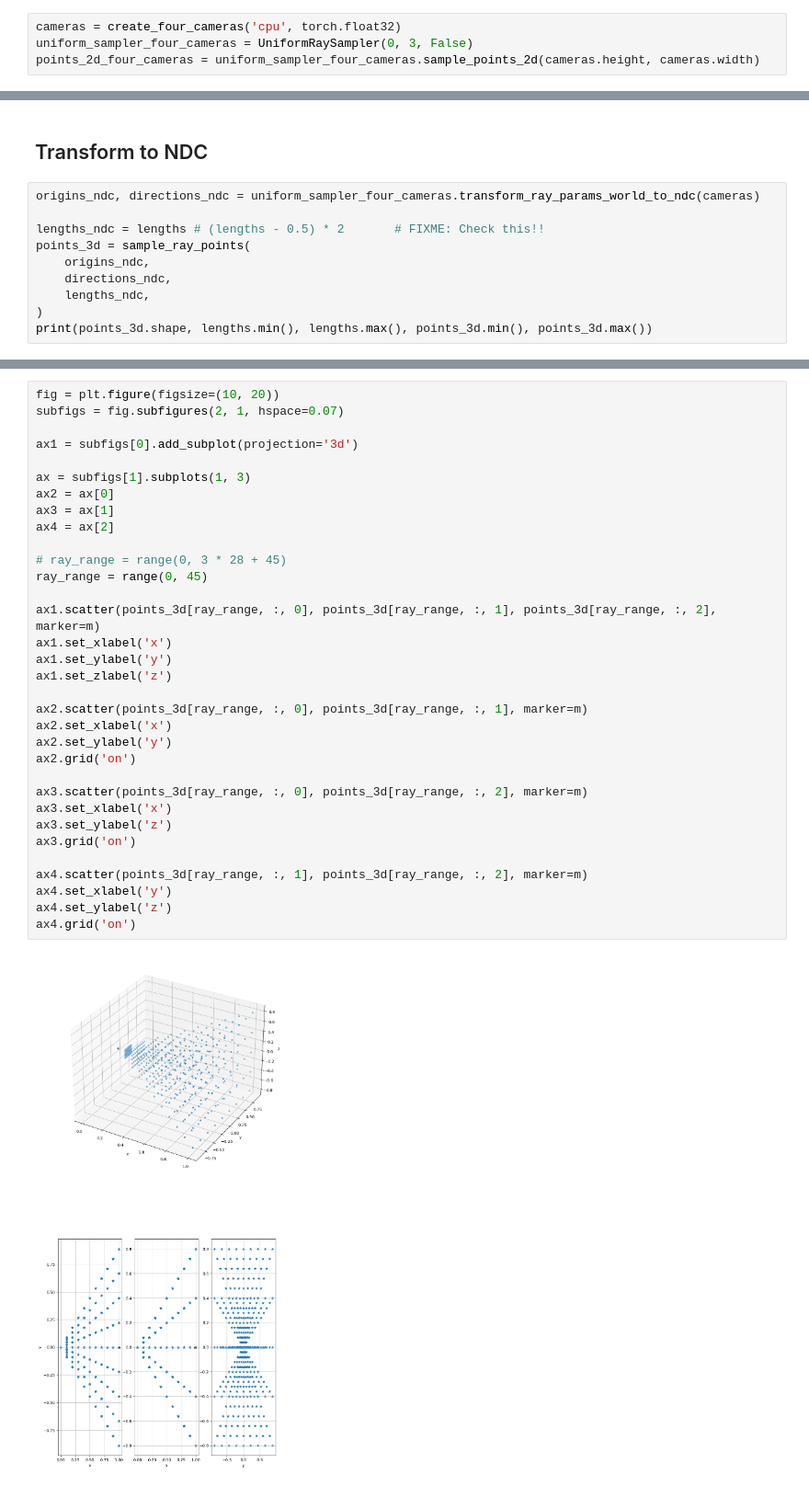
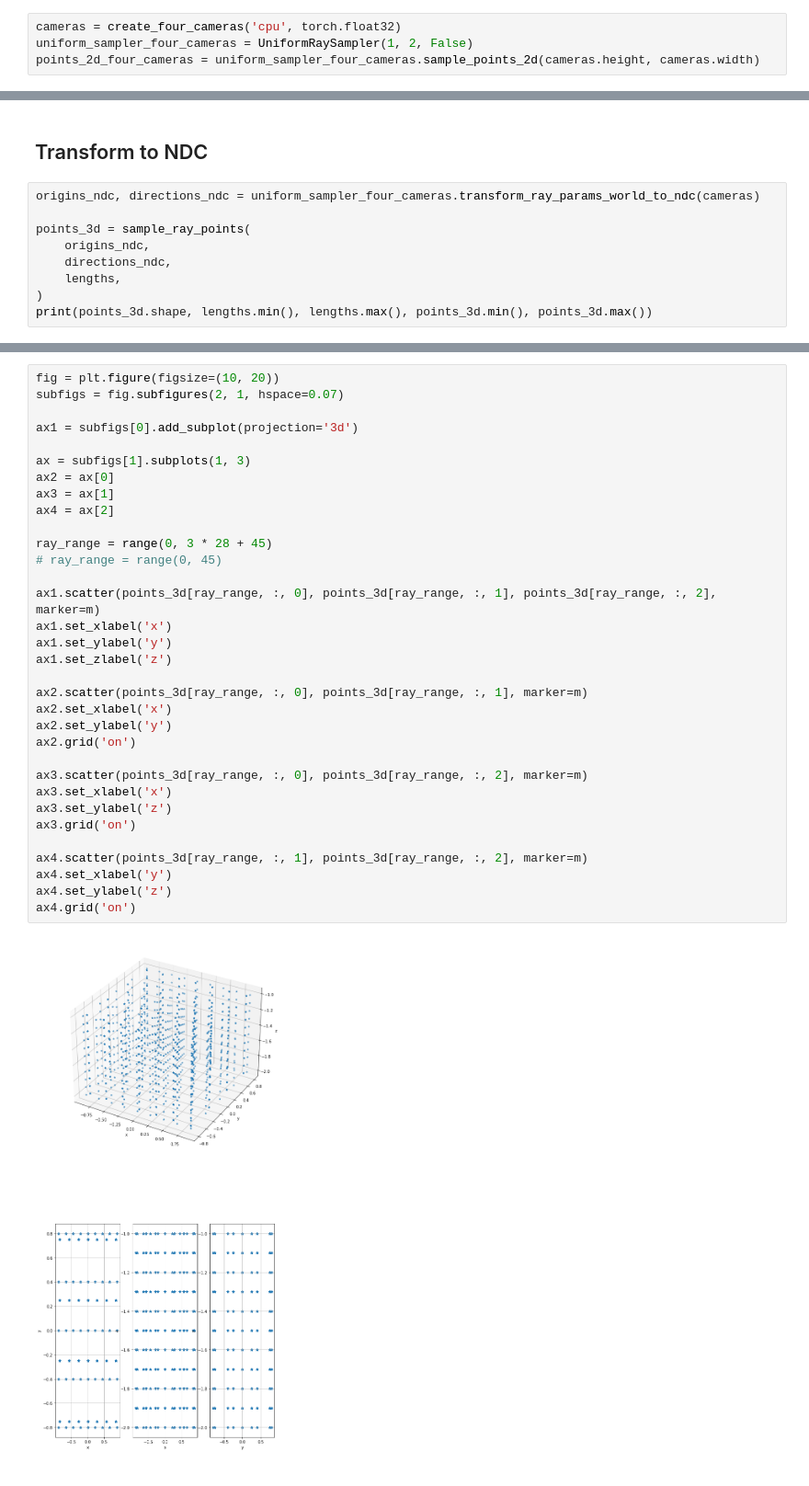
Before and after one commit to YanivHollander/kornia_nerf_jupyter, a Jupyter notebook: test_rays.ipynb, the cells around one changed output, grey strips where cells are left out. Shown at 92% size. Drawn from its saved outputs; the diff is of its cells as text.

```diff
--- a/test_rays.ipynb
+++ b/test_rays.ipynb
@@ -77,7 +77,7 @@ ax.set_aspect('equal')
 # Going 3D
 # %%
 cameras = create_four_cameras('cpu', torch.float32)
-uniform_sampler_four_cameras = UniformRaySampler(0, 3, False)
+uniform_sampler_four_cameras = UniformRaySampler(1, 2, False)
 points_2d_four_cameras = uniform_sampler_four_cameras.sample_points_2d(cameras.height, cameras.width)
 # %%
 plt.figure(figsize=(5, 5))
@@ -195,10 +195,9 @@ ax4.grid('on')
 # %%
 origins_ndc, directions_ndc = uniform_sampler_four_cameras.transform_ray_params_world_to_ndc(cameras)
 
-lengths_ndc = lengths # (lengths - 0.5) * 2       # FIXME: Check this!!
 points_3d = sample_ray_points(
     origins_ndc,
     directions_ndc,
-    lengths_ndc,
+    lengths,
 )
 print(points_3d.shape, lengths.min(), lengths.max(), points_3d.min(), points_3d.max())
@@ -219,33 +206,33 @@ fig = plt.figure(figsize=(10, 20))
 subfigs = fig.subfigures(2, 1, hspace=0.07)
 
 ax1 = subfigs[0].add_subplot(projection='3d')
 
 ax = subfigs[1].subplots(1, 3)
 ax2 = ax[0]
 ax3 = ax[1]
 ax4 = ax[2]
 
-# ray_range = range(0, 3 * 28 + 45)
-ray_range = range(0, 45)
+ray_range = range(0, 3 * 28 + 45)
+# ray_range = range(0, 45)
 
 ax1.scatter(points_3d[ray_range, :, 0], points_3d[ray_range, :, 1], points_3d[ray_range, :, 2], marker=m)
 ax1.set_xlabel('x')
 ax1.set_ylabel('y')
 ax1.set_zlabel('z')
 
 ax2.scatter(points_3d[ray_range, :, 0], points_3d[ray_range, :, 1], marker=m)
 ax2.set_xlabel('x')
 ax2.set_ylabel('y')
 ax2.grid('on')
 
 ax3.scatter(points_3d[ray_range, :, 0], points_3d[ray_range, :, 2], marker=m)
 ax3.set_xlabel('x')
 ax3.set_ylabel('z')
 ax3.grid('on')
 
 ax4.scatter(points_3d[ray_range, :, 1], points_3d[ray_range, :, 2], marker=m)
 ax4.set_xlabel('y')
 ax4.set_ylabel('z')
 ax4.grid('on')
 # %% [output]
-[figure, old version]
+[figure, new version]
```
Also changed, not shown: parts of 6 cells of this notebook.
